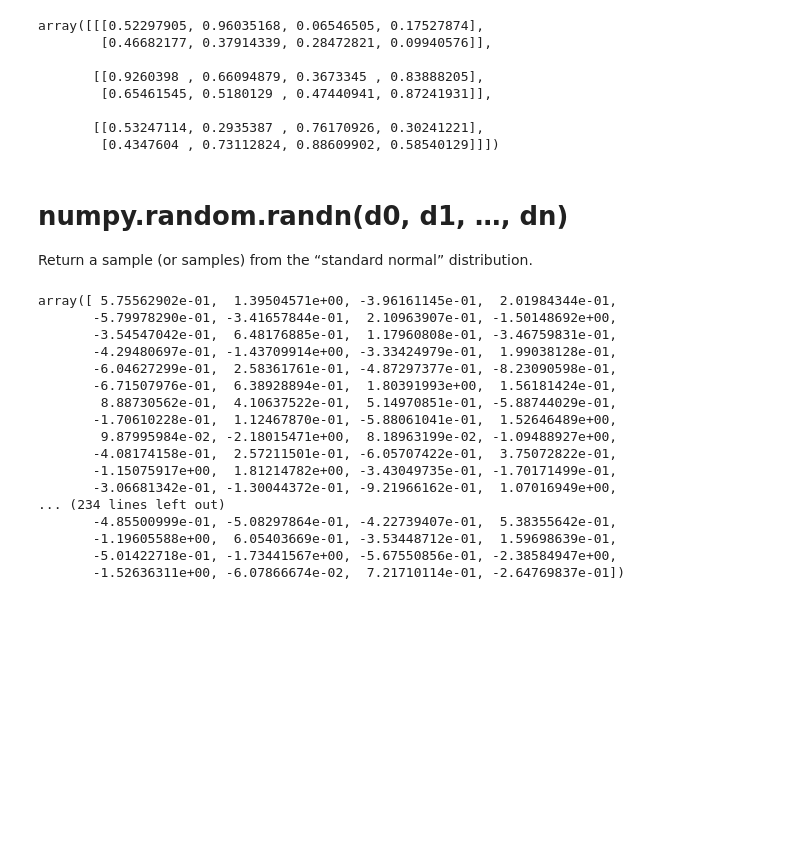
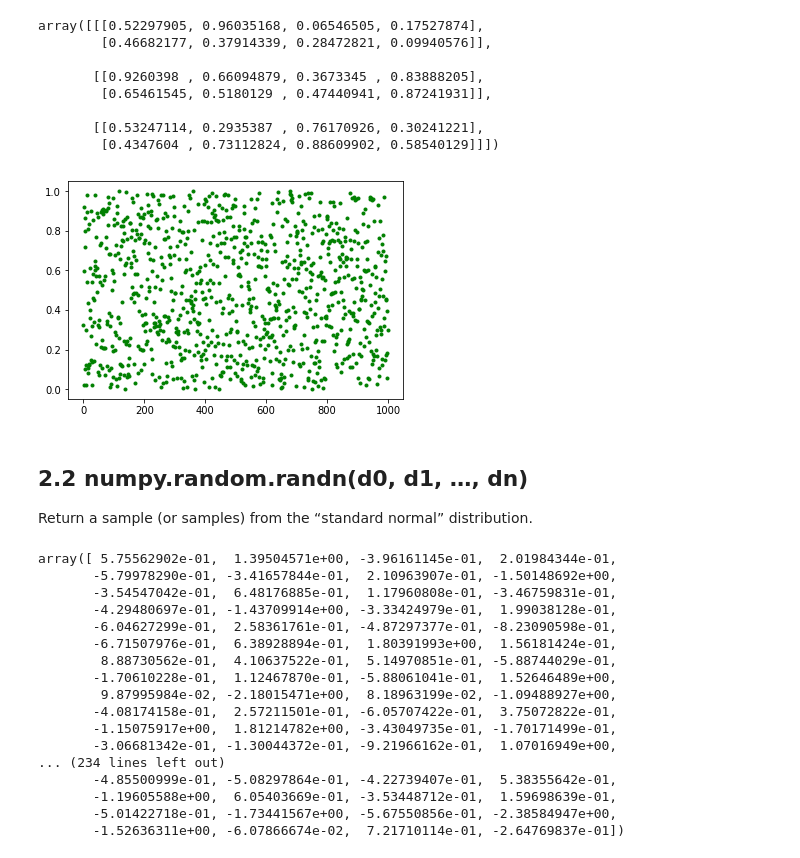
Before and after one commit to Freeha-S/numpy-random, a Jupyter notebook: numpy-random.ipynb, the cells around one changed output. Saved outputs shown, nothing was run; the diff lists cells and outputs as text; code cells hidden in the pictures; blank space fills up the shorter version.

Commit message:
add graph

```diff
--- a/numpy-random.ipynb
+++ b/numpy-random.ipynb
@@ -73,8 +79,15 @@ array([[[0.52297905, 0.96035168, 0.06546505, 0.17527874],
 
        [[0.53247114, 0.2935387 , 0.76170926, 0.30241221],
         [0.4347604 , 0.73112824, 0.88609902, 0.58540129]]])
+# %%
+r1 = np.random.rand(1000)# generate 1000 random numbers and their value between 0 and 1
+#as graph shows all data points have equal chance of being selected
+plt.plot(r1,'g.')
+plt.show()
+# %% [output]
+[figure, added]
 # %% [markdown]
-# numpy.random.randn(d0, d1, …, dn)
+## 2.2 numpy.random.randn(d0, d1, …, dn)
    Return a sample (or samples) from the “standard normal” distribution.
 # %%
 np.random.randn(1000)
```
Also changed, not shown: parts of 12 cells of this notebook.
